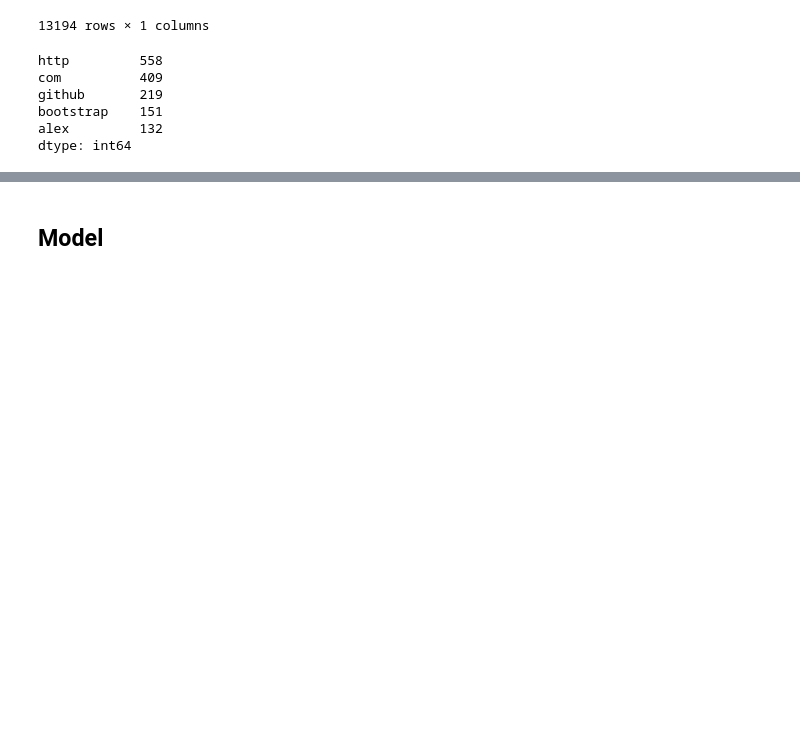
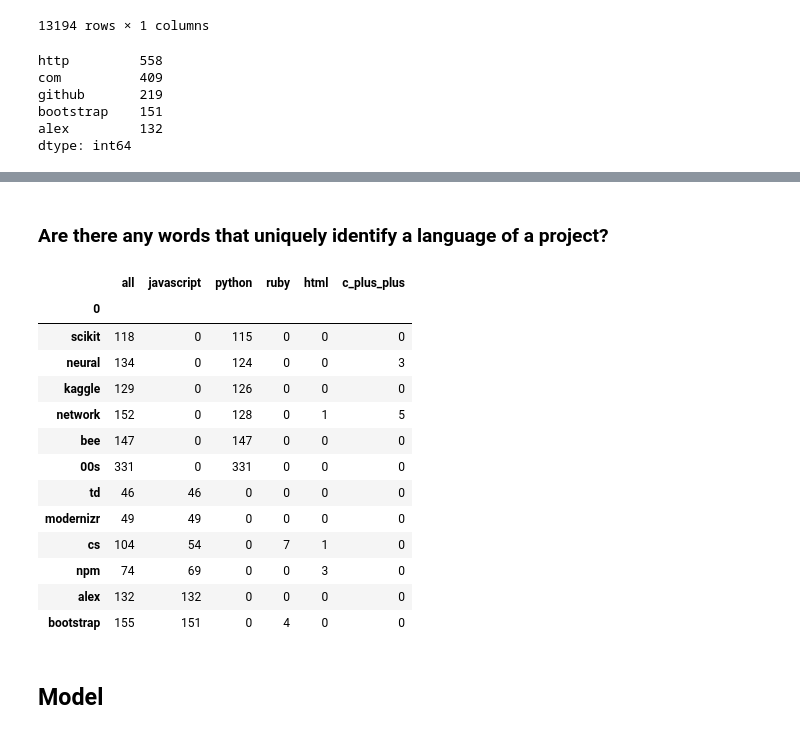
Before and after one commit to NLP-404-Not-Found/nlp-project, a Jupyter notebook: kwames_sketchbook.ipynb, the cells around one changed output, grey strips where cells are left out. Drawn from its saved outputs; the diff is of its cells as text; code cells hidden in the pictures; blank space fills up the shorter version.

```diff
--- a/kwames_sketchbook.ipynb
+++ b/kwames_sketchbook.ipynb
@@ -226,3 +226,10 @@ github       219
 bootstrap    151
 alex         132
 dtype: int64
+# %%
+word_counts = (pd.concat([all_freq, javascript_freq, python_freq, ruby_freq, html_freq, c_plus_plus_freq], axis=1, sort=True)
+                .set_axis(['all', 'javascript', 'python', 'ruby', 'html', 'c_plus_plus'], axis=1, inplace=False)
+                .fillna(0)
+                .apply(lambda s: s.astype(int)))
+
+word_counts.head()
@@ -229,3 +261,23 @@ dtype: int64
+# %% [markdown]
+### Are there any words that uniquely identify a language of a project?
+# %%
+pd.concat([word_counts[word_counts.javascript == 0].sort_values(by='python').tail(6),
+           word_counts[word_counts.python == 0].sort_values(by='javascript').tail(6)])
+# %% [output]
+|  | all | javascript | python | ruby | html | c_plus_plus |
+| 0 |  |  |  |  |  |  |
+| scikit | 118 | 0 | 115 | 0 | 0 | 0 |
+| neural | 134 | 0 | 124 | 0 | 0 | 3 |
+| kaggle | 129 | 0 | 126 | 0 | 0 | 0 |
+| network | 152 | 0 | 128 | 0 | 1 | 5 |
+| bee | 147 | 0 | 147 | 0 | 0 | 0 |
+| 00s | 331 | 0 | 331 | 0 | 0 | 0 |
+| td | 46 | 46 | 0 | 0 | 0 | 0 |
+| modernizr | 49 | 49 | 0 | 0 | 0 | 0 |
+| cs | 104 | 54 | 0 | 7 | 1 | 0 |
+| npm | 74 | 69 | 0 | 0 | 3 | 0 |
+| alex | 132 | 132 | 0 | 0 | 0 | 0 |
+| bootstrap | 155 | 151 | 0 | 4 | 0 | 0 |
 # %% [markdown]
 ## Model
 # %% [markdown]
```
Also changed, not shown: parts of 3 cells of this notebook.
